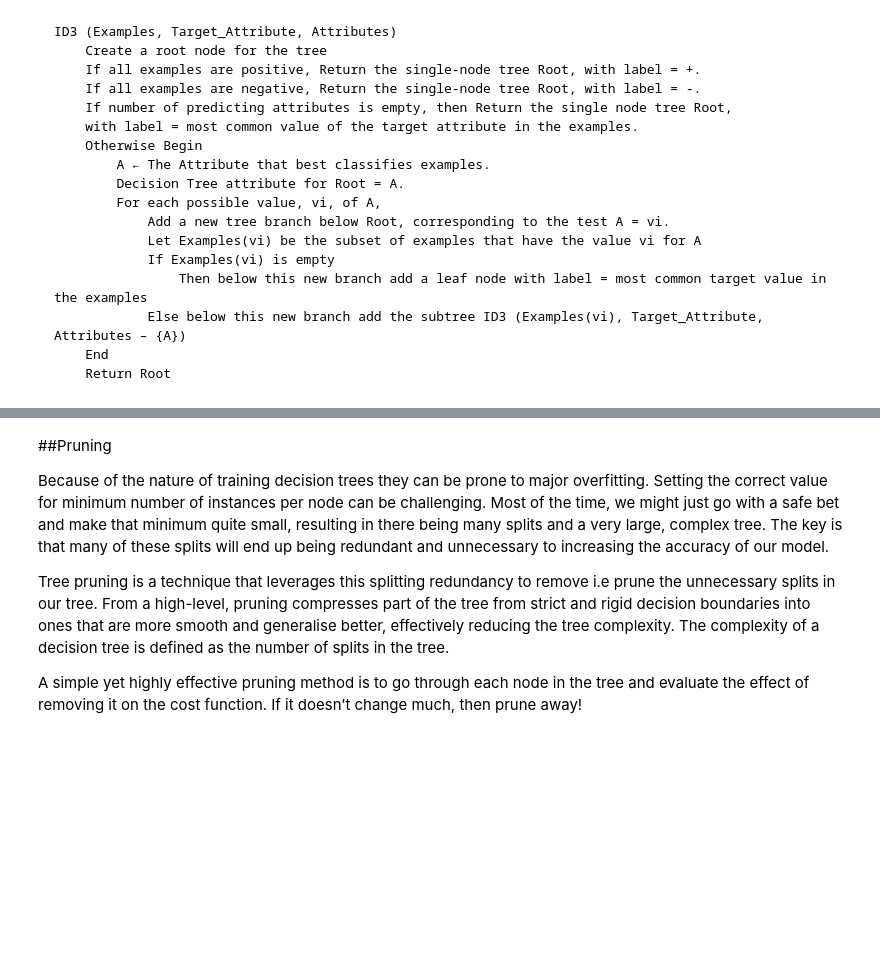
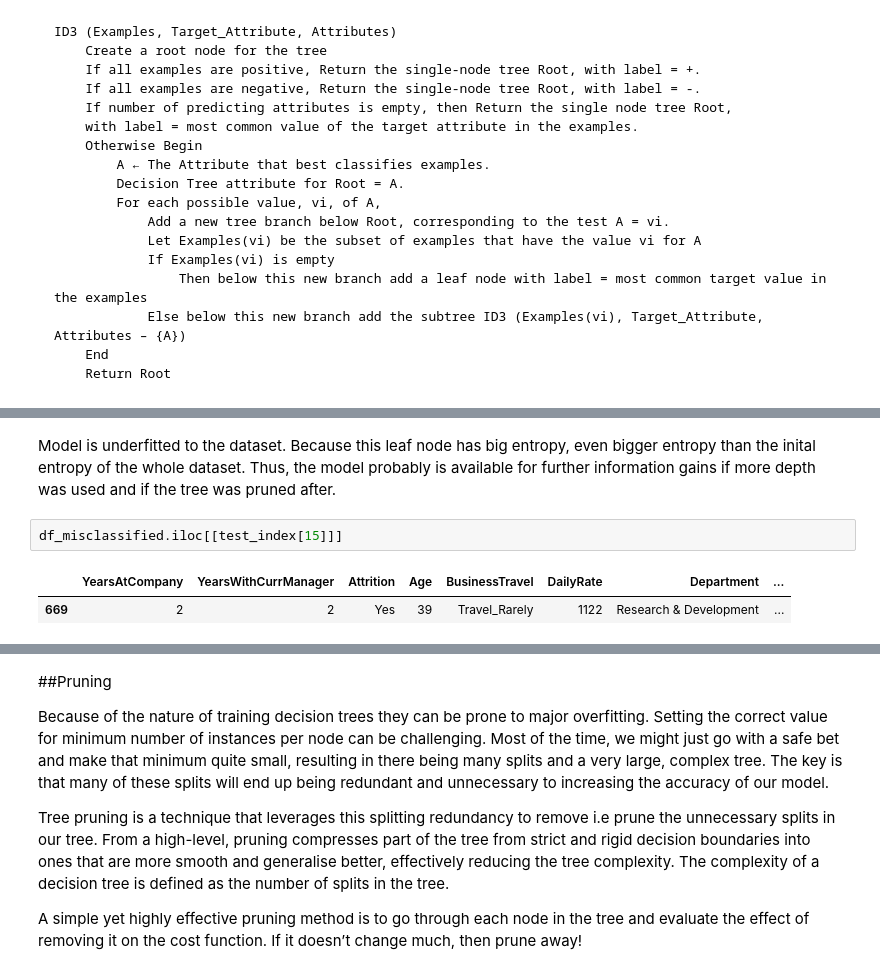
Before and after one commit to yeargun/Decision-Tree-ID3, a Jupyter notebook: part1_yeni2.ipynb, the cells around one changed output, grey strips where cells are left out. Saved outputs shown, nothing was run; the diff lists cells and outputs as text; blank space fills up the shorter version.

```diff
--- a/part1_yeni2.ipynb
+++ b/part1_yeni2.ipynb
@@ -664,2 +1116,9 @@ Wherever relevant, feel free to discuss computation time in addition to classifi
+# %% [markdown]
+Model is underfitted to the dataset. Because this leaf node has big entropy, even bigger entropy than the inital entropy of the whole dataset. Thus, the model probably is available for further information gains if more depth was used and if the tree was pruned after.
+# %%
+df_misclassified.iloc[[test_index[15]]]
+# %% [output]
+|  | YearsAtCompany | YearsWithCurrManager | Attrition | Age | BusinessTravel | DailyRate | Department | ... |
+| 669 | 2 | 2 | Yes | 39 | Travel_Rarely | 1122 | Research & Development | ... |
 # %% [markdown]
 # Assignment 2: PART 2 :  Pruning Decision Tree
```
Also changed, not shown: parts of 34 cells of this notebook.
